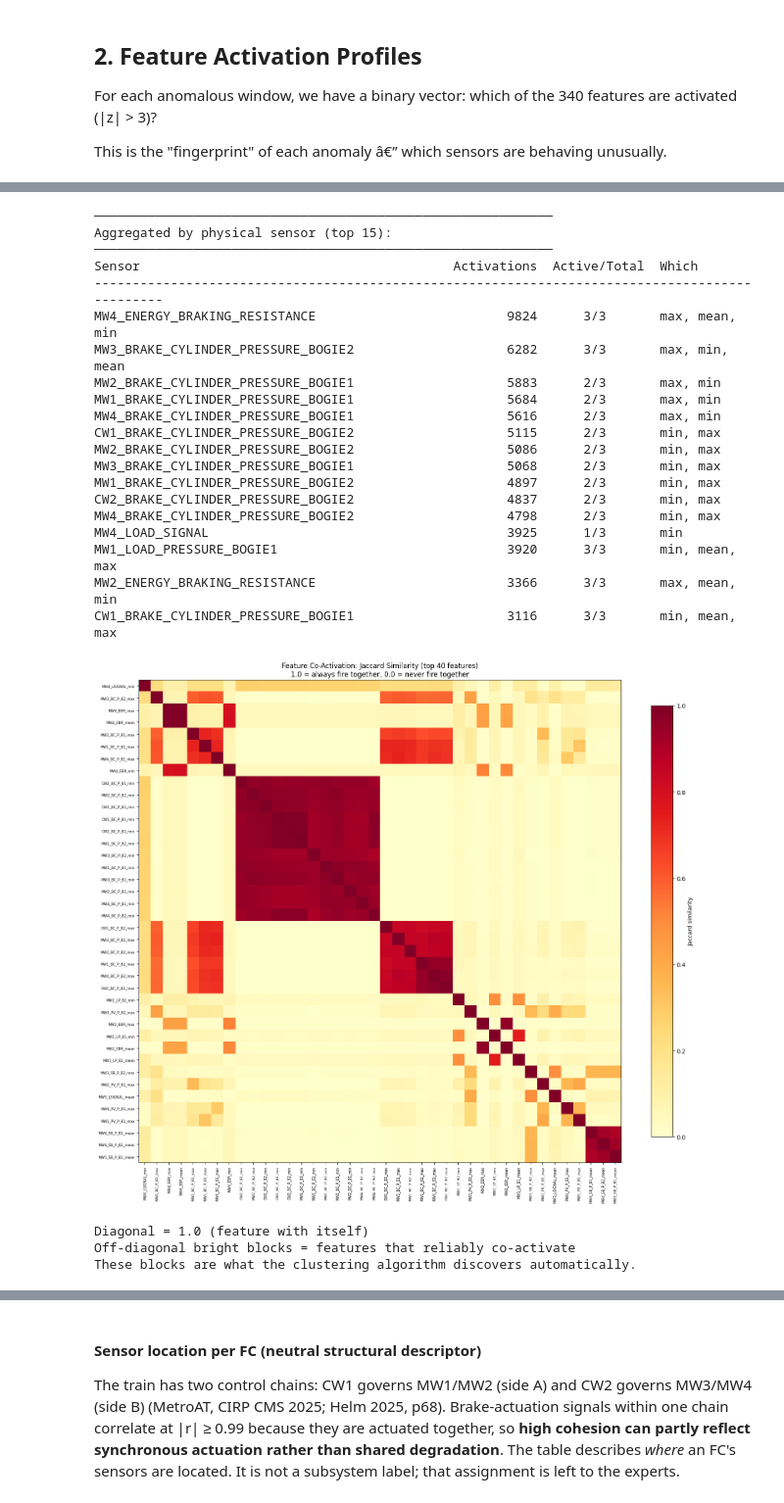
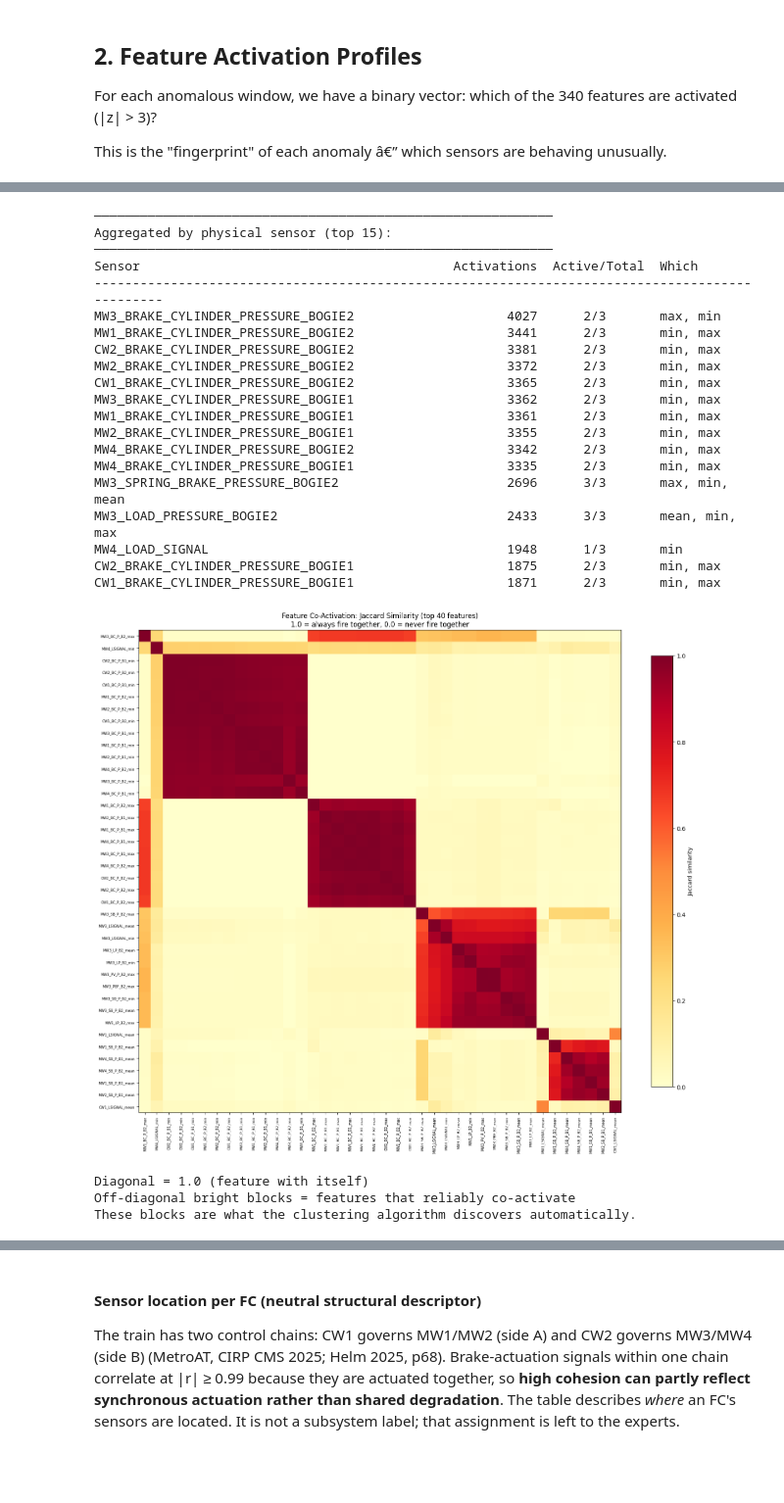
Before and after one commit to Emir515/Kurtulus-thesis, a Jupyter notebook: notebooks/04_anomaly_detection_cluster_analysis.ipynb, the cells around one changed output, grey strips where cells are left out. Shown at 98% size. Saved outputs shown, nothing was run; the diff lists cells and outputs as text; code cells hidden in the pictures; blank space fills up the shorter version.

```diff
--- a/notebooks/04_anomaly_detection_cluster_analysis.ipynb
+++ b/notebooks/04_anomaly_detection_cluster_analysis.ipynb
@@ -427,17 +427,25 @@ anom_orig_idx = all_sup.index[anom_mask]  # original indices into all_sup
 anom_activations = activations.loc[anom_mask].reset_index(drop=True)
 anom_meta = all_sup.loc[anom_mask, ['window_end', 'label', 'split', 'n_activated']].reset_index(drop=True)
 
-print(f'Anomalous windows: {len(anom_activations)}')
+# The feature clusters are FITTED on the train-period anomalous windows only, so the test period stays
+# unseen for the subsystem-aware vs full-feature comparison (RQ2). The fixed clusters are then applied to
+# all windows (train and test) in the analyses of section 4.
+fit_mask = (anom_meta['split'] == 'train').values
+anom_fit = anom_activations.loc[fit_mask]
+fit_orig_idx = anom_orig_idx[fit_mask]
+
+print(f'Anomalous windows: {len(anom_activations)} (train: {len(anom_fit)}, test: {len(anom_activations) - len(anom_fit)})')
 print(f'Activation matrix shape: {anom_activations.shape}')
+print(f'Clustering is fitted on the {len(anom_fit)} train-period anomalous windows')
 
-# Which features are most commonly activated?
-feat_freq = anom_activations.sum().sort_values(ascending=False)
-feat_freq_pct = (feat_freq / len(anom_activations) * 100).round(1)
+# Which features are most commonly activated (train-period anomalous windows)?
+feat_freq = anom_fit.sum().sort_values(ascending=False)
+feat_freq_pct = (feat_freq / len(anom_fit) * 100).round(1)
 
 print(f'\nTop 30 most frequently activated features:')
 top30 = feat_freq.head(30)
 for f, count in top30.items():
-    pct = count / len(anom_activations) * 100
+    pct = count / len(anom_fit) * 100
     print(f'  {f:55s} {count:5d} ({pct:5.1f}%)')
 
 # Never-activated features
@@ -533,61 +541,61 @@ Aggregated by physical sensor (top 15):
 ────────────────────────────────────────────────────────────
 Sensor                                         Activations  Active/Total  Which
 -----------------------------------------------------------------------------------------------
-MW4_ENERGY_BRAKING_RESISTANCE                         9824      3/3       max, mean, min
-MW3_BRAKE_CYLINDER_PRESSURE_BOGIE2                    6282      3/3       max, min, mean
-MW2_BRAKE_CYLINDER_PRESSURE_BOGIE1                    5883      2/3       max, min
-MW1_BRAKE_CYLINDER_PRESSURE_BOGIE1                    5684      2/3       max, min
-MW4_BRAKE_CYLINDER_PRESSURE_BOGIE1                    5616      2/3       max, min
-CW1_BRAKE_CYLINDER_PRESSURE_BOGIE2                    5115      2/3       min, max
-MW2_BRAKE_CYLINDER_PRESSURE_BOGIE2                    5086      2/3       min, max
-MW3_BRAKE_CYLINDER_PRESSURE_BOGIE1                    5068      2/3       min, max
-MW1_BRAKE_CYLINDER_PRESSURE_BOGIE2                    4897      2/3       min, max
-CW2_BRAKE_CYLINDER_PRESSURE_BOGIE2                    4837      2/3       min, max
-MW4_BRAKE_CYLINDER_PRESSURE_BOGIE2                    4798      2/3       min, max
-MW4_LOAD_SIGNAL                                       3925      1/3       min
-MW1_LOAD_PRESSURE_BOGIE1                              3920      3/3       min, mean, max
-MW2_ENERGY_BRAKING_RESISTANCE                         3366      3/3       max, mean, min
-CW1_BRAKE_CYLINDER_PRESSURE_BOGIE1                    3116      3/3       min, mean, max
+MW3_BRAKE_CYLINDER_PRESSURE_BOGIE2                    4027      2/3       max, min
+MW1_BRAKE_CYLINDER_PRESSURE_BOGIE2                    3441      2/3       min, max
+CW2_BRAKE_CYLINDER_PRESSURE_BOGIE2                    3381      2/3       min, max
+MW2_BRAKE_CYLINDER_PRESSURE_BOGIE2                    3372      2/3       min, max
+CW1_BRAKE_CYLINDER_PRESSURE_BOGIE2                    3365      2/3       min, max
+MW3_BRAKE_CYLINDER_PRESSURE_BOGIE1                    3362      2/3       min, max
+MW1_BRAKE_CYLINDER_PRESSURE_BOGIE1                    3361      2/3       min, max
+MW2_BRAKE_CYLINDER_PRESSURE_BOGIE1                    3355      2/3       min, max
+MW4_BRAKE_CYLINDER_PRESSURE_BOGIE2                    3342      2/3       min, max
+MW4_BRAKE_CYLINDER_PRESSURE_BOGIE1                    3335      2/3       min, max
+MW3_SPRING_BRAKE_PRESSURE_BOGIE2                      2696      3/3       max, min, mean
+MW3_LOAD_PRESSURE_BOGIE2                              2433      3/3       mean, min, max
+MW4_LOAD_SIGNAL                                       1948      1/3       min
+CW2_BRAKE_CYLINDER_PRESSURE_BOGIE1                    1875      2/3       min, max
+CW1_BRAKE_CYLINDER_PRESSURE_BOGIE1                    1871      2/3       min, max
 # %%
 # ── Option A: Feature Co-Activation Matrix (Jaccard Similarity) ──
 # For each pair of features: of the windows where either fires, how often do BOTH fire?
 # Jaccard = |A ∩ B| / |A ∪ B|  (0 = never together, 1 = always together)
 
 top40_feats = feat_freq.head(40).index.tolist()
-act_matrix = anom_activations[top40_feats].values
+act_matrix = anom_fit[top40_feats].values  # train-period anomalous windows (fitting set)
 n_feats_40 = len(top40_feats)
 
 # Compute pairwise Jaccard similarity
 jaccard_sim = np.zeros((n_feats_40, n_feats_40))
 for i in range(n_feats_40):
     for j in range(n_feats_40):
         intersection = (act_matrix[:, i] & act_matrix[:, j]).sum()
         union = (act_matrix[:, i] | act_matrix[:, j]).sum()
         jaccard_sim[i, j] = intersection / max(union, 1)
 
 # Short labels for readability
 short_labels = [f.replace('PRESSURE', 'P').replace('BOGIE', 'B').replace('BRAKE_CYLINDER', 'BC')
                 .replace('SPRING_BRAKE', 'SB').replace('PROPORTIONAL_VALVE', 'PV')
                 .replace('PNEUMATIC_BRAKING_FORCE', 'PBF').replace('LOAD_', 'L')
                 .replace('MAIN_RESERVOIR', 'MR').replace('ENERGY_BRAKING_RESISTANCE', 'EBR')
                 for f in top40_feats]
 
 fig, ax = plt.subplots(figsize=(16, 14))
 im = ax.imshow(jaccard_sim, cmap='YlOrRd', vmin=0, vmax=1)
 ax.set_xticks(range(len(short_labels)))
 ax.set_yticks(range(len(short_labels)))
 ax.set_xticklabels(short_labels, rotation=90, fontsize=6)
 ax.set_yticklabels(short_labels, fontsize=6)
 ax.set_title('Feature Co-Activation: Jaccard Similarity (top 40 features)\n1.0 = always fire together, 0.0 = never fire together')
 plt.colorbar(im, ax=ax, label='Jaccard similarity', shrink=0.8)
 plt.tight_layout()
 plt.show()
 
 print(f"Diagonal = 1.0 (feature with itself)")
 print(f"Off-diagonal bright blocks = features that reliably co-activate")
 print(f"These blocks are what the clustering algorithm discovers automatically.")
 # %% [output]
-[figure, old version]
+[figure, new version]
 Diagonal = 1.0 (feature with itself)
 Off-diagonal bright blocks = features that reliably co-activate
 These blocks are what the clustering algorithm discovers automatically.
```
Also changed, not shown: parts of 20 cells of this notebook, 5 other files.
